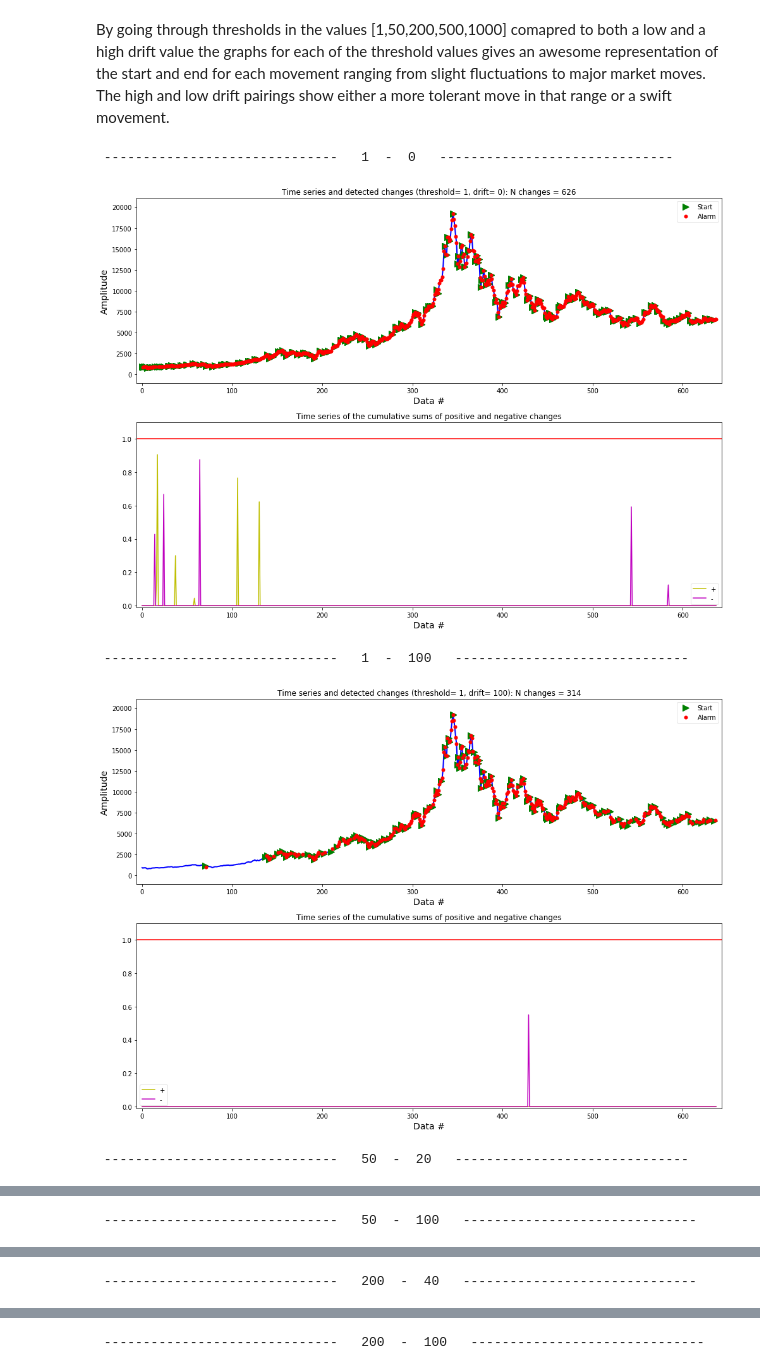
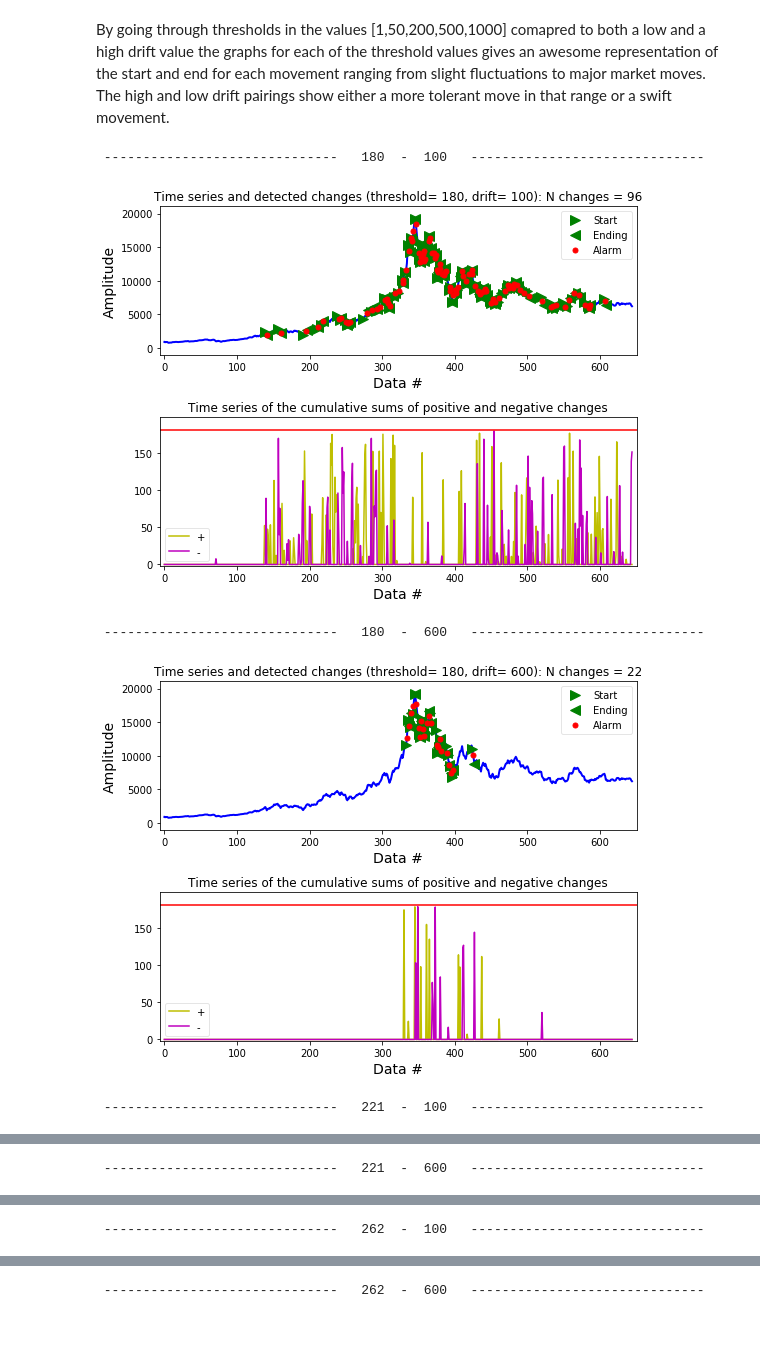
Before and after one commit to nmits/CapstoneProphetTests, a Jupyter notebook: Structural Breaks Price.ipynb, the cells around one changed output, grey strips where cells are left out. Saved outputs shown, nothing was run; the diff lists cells and outputs as text; code cells hidden in the pictures; blank space fills up the shorter version.

Commit message:
Added Ends for periods, added 20 different thresholds with <= 100 changepoints

```diff
--- a/Structural Breaks Price.ipynb
+++ b/Structural Breaks Price.ipynb
@@ -16,7 +16,6 @@ __license__ = "MIT"
 # %%
 def detect_cusum(x, threshold=1, drift=0, ending=False, show=True, ax=None):
     """Cumulative sum algorithm (CUSUM) to detect abrupt changes in data.
-
     Parameters
     ----------
     x : 1D array_like
@@ -30,7 +29,6 @@ def detect_cusum(x, threshold=1, drift=0, ending=False, show=True, ax=None):
     show : bool, optional (default = True)
         True (1) plots data in matplotlib figure, False (0) don't plot.
     ax : a matplotlib.axes.Axes instance, optional (default = None).
-
     Returns
     -------
     ta : 1D array_like [indi, indf], int
@@ -41,10 +39,9 @@ def detect_cusum(x, threshold=1, drift=0, ending=False, show=True, ax=None):
         index of when the change ended (if `ending` is True).
     amp : 1D array_like, float
         amplitude of changes (if `ending` is True).
-
     Notes
     -----
-    Tuning of the CUSUM algorithm according to Gustafsson (2000)[1]_:
+    Tuning of the CUSUM algorithm according to Gustafsson (2000)[1]:
     Start with a very large `threshold`.
     Choose `drift` to one half of the expected change, or adjust `drift` such
     that `g` = 0 more than 50% of the time.
@@ -54,12 +51,10 @@ def detect_cusum(x, threshold=1, drift=0, ending=False, show=True, ax=None):
     If fewer false alarms are wanted, try to increase `drift`.
     If there is a subset of the change times that does not make sense,
     try to increase `drift`.
-
     Note that by default repeated sequential changes, i.e., changes that have
     the same beginning (`tai`) are not deleted because the changes were
     detected by the alarm (`ta`) at different instants. This is how the
     classical CUSUM algorithm operates.
-
     If you want to delete the repeated sequential changes and keep only the
     beginning of the first sequential change, set the parameter `ending` to
     True. In this case, the index of the ending of the change (`taf`) and the
@@ -68,26 +63,9 @@ def detect_cusum(x, threshold=1, drift=0, ending=False, show=True, ax=None):
     sequential changes is kept. In this case, it is likely that `ta`, `tai`,
     and `taf` will have less values than when `ending` was set to False.
 
-    See this IPython Notebook [2]_.
-
     References
     ----------
-    .. [1] Gustafsson (2000) Adaptive Filtering and Change Detection.
-    .. [2] hhttp://nbviewer.ipython.org/github/demotu/BMC/blob/master/notebooks/DetectCUSUM.ipynb
-
-    Examples
-    --------
-    >>> from detect_cusum import detect_cusum
-    >>> x = np.random.randn(300)/5
-    >>> x[100:200] += np.arange(0, 4, 4/100)
-    >>> ta, tai, taf, amp = detect_cusum(x, 2, .02, True, True)
-
-    >>> x = np.random.randn(300)
-    >>> x[100:200] += 6
-    >>> detect_cusum(x, 4, 1.5, True, True)
-
-    >>> x = 2*np.sin(2*np.pi*np.arange(0, 3, .01))
-    >>> ta, tai, taf, amp = detect_cusum(x, 1, .05, True, True)
+    [1] Gustafsson (2000) Adaptive Filtering and Change Detection.
     """
 
     x = np.atleast_1d(x).astype('float64')
@@ -136,7 +114,7 @@ def detect_cusum(x, threshold=1, drift=0, ending=False, show=True, ax=None):
         amp = x[taf] - x[tai]
 
     if show:
-        _plot(x, threshold, drift, ending, ax, ta, tai, taf, gp, gn)
+        plot(x, threshold, drift, ending, ax, ta, tai, taf, gp, gn)
 
     return ta, tai, taf, amp
 # %%
@@ -229,14 +207,19 @@ df.describe()
 # %% [markdown]
 By going through thresholds in the values [1,50,200,500,1000] comapred to both a low and a high drift value the graphs for each of the threshold values gives an awesome representation of the start and end for each movement ranging from slight fluctuations to major market moves. The high and low drift pairings show either a more tolerant move in that range or a swift movement.
 # %%
-values = [(1,0),(1,100),(50,20),(50,100),(200,40),(200,100),(500,60),(500,100),(1000,100),(1000,500)]
+num_configurations = 20
+t_bounds = (180,1000)
+threshold_bounds = [x for x in range(t_bounds[0],t_bounds[1],int((t_bounds[1]-t_bounds[0])/num_configurations))]
+drift_bounds = (100,600)
+
+values = [(x,y) for x in threshold_bounds for y in drift_bounds]
 
 for threshold, drift in values:
     print("\n"*2,"-"*30," ",threshold," - ",drift," ","-"*30)
-    ax, ta, tai, taf = detect_cusum(df['price'], threshold=threshold, drift=drift)
+    ax, ta, tai, taf = detect_cusum(df['price'], ending=True, threshold=threshold, drift=drift)
 # %% [output]
- ------------------------------   1  -  0   ------------------------------
+ ------------------------------   180  -  100   ------------------------------
-[figure, old version]
+[figure, new version]
- ------------------------------   1  -  100   ------------------------------
+ ------------------------------   180  -  600   ------------------------------
-[figure, old version]
+[figure, new version]
- ------------------------------   50  -  20   ------------------------------
+ ------------------------------   221  -  100   ------------------------------
@@ -244 +227 @@ for threshold, drift in values:
- ------------------------------   50  -  100   ------------------------------
+ ------------------------------   221  -  600   ------------------------------
@@ -246 +229 @@ for threshold, drift in values:
- ------------------------------   200  -  40   ------------------------------
+ ------------------------------   262  -  100   ------------------------------
@@ -248 +231 @@ for threshold, drift in values:
- ------------------------------   200  -  100   ------------------------------
+ ------------------------------   262  -  600   ------------------------------
```
Also changed, not shown: parts of 3 cells of this notebook, 3 other files.
